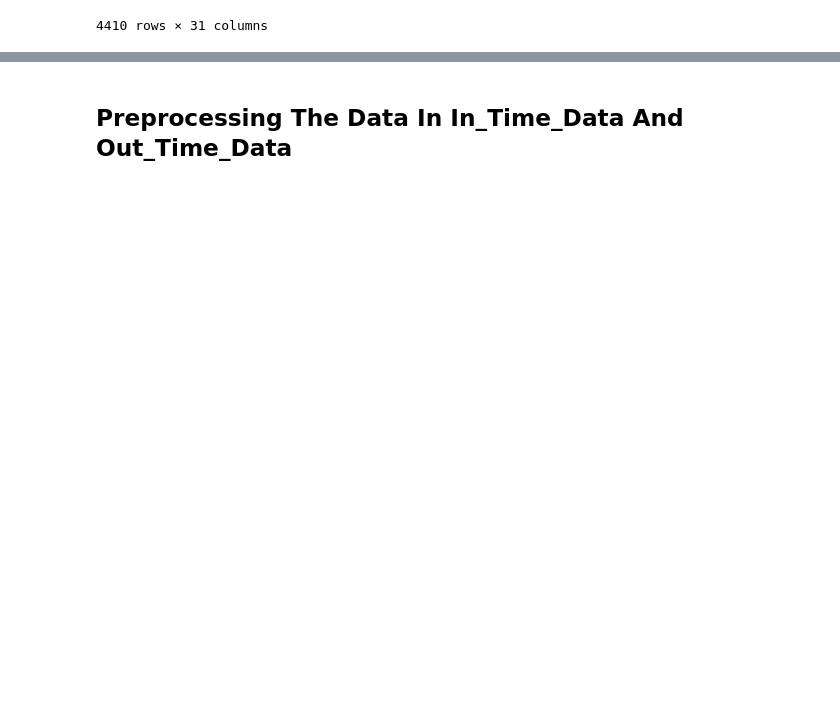
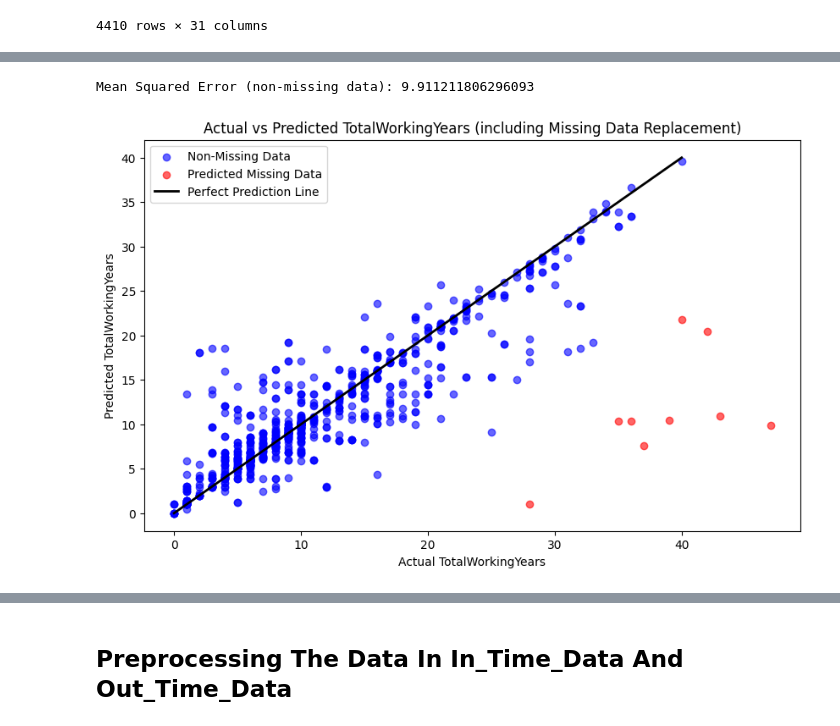
Before and after one commit to Ostive/AI-Project, a Jupyter notebook: Ai_project_Ostive.ipynb, the cells around one changed output, grey strips where cells are left out. Saved outputs shown, nothing was run; the diff lists cells and outputs as text; code cells hidden in the pictures; blank space fills up the shorter version.

```diff
--- a/Ai_project_Ostive.ipynb
+++ b/Ai_project_Ostive.ipynb
@@ -616,6 +643,3 @@ general_data_encoded
 | 4408 | 42 | 0.0 | 1.0 | 18 | 2 | 4409 | 1 | 23980 | ... |
 | 4409 | 40 | 0.0 | 1.0 | 28 | 3 | 4410 | 2 | 54680 | ... |
 4410 rows × 31 columns
-# %%
-lin_reg = LinearRegression()
-lin_reg.fit(general_data_encoded, housing_labels) #housing_prepared (x), housing_lebels (y)
@@ -621,0 +682,67 @@ lin_reg.fit(general_data_encoded, housing_labels) #housing_prepared (x), housing
+# %%
+import pandas as pd
+from sklearn.ensemble import RandomForestRegressor
+from sklearn.model_selection import train_test_split
+from sklearn.metrics import mean_squared_error
+import matplotlib.pyplot as plt
+
+# Assuming 'general_data_encoded' is the dataframe and 'TotalWorkingYears' is the target variable
+
+# Check if there are any missing values in 'TotalWorkingYears'
+missing_data = general_data_encoded[general_data_encoded['TotalWorkingYears'].isnull()]
+non_missing_data = general_data_encoded[general_data_encoded['TotalWorkingYears'].notnull()]
+
+# If there are no missing values, print a message and skip prediction
+if missing_data.empty:
+    print("No missing values found in 'TotalWorkingYears'. No imputation needed.")
+else:
+    # Select features for regression (X) and target variable (y)
+    X_non_missing = non_missing_data[['Age', 'YearsAtCompany', 'YearsWithCurrManager']]  # Features
+    y_non_missing = non_missing_data['TotalWorkingYears']  # Target variable
+
+    # Split the non-missing data into training and testing sets
+    X_train, X_test, y_train, y_test = train_test_split(X_non_missing, y_non_missing, test_size=0.2, random_state=42)
+
+    # Initialize and train the Random Forest model
+    rf_regressor = RandomForestRegressor(n_estimators=100, random_state=42)
+    rf_regressor.fit(X_train, y_train)
+
+    # Make predictions for the test set (non-missing data)
+    y_pred_non_missing = rf_regressor.predict(X_test)
+
+    # Calculate the performance (e.g., mean squared error) on non-missing data
+    mse = mean_squared_error(y_test, y_pred_non_missing)
+    print(f'Mean Squared Error (non-missing data): {mse}')
+
+    # Make predictions for the missing data (rows with NaN in 'TotalWorkingYears')
+    X_missing = missing_data[['Age', 'YearsAtCompany', 'YearsWithCurrManager']]
+
+    if not X_missing.empty:
+        y_pred_missing = rf_regressor.predict(X_missing)
+
+        # Replace the missing values in 'TotalWorkingYears' with the predicted values
+        general_data_encoded.loc[general_data_encoded['TotalWorkingYears'].isnull(), 'TotalWorkingYears'] = y_pred_missing
+
+        # Now plot the actual vs predicted values for the test set only (after replacement)
+        plt.figure(figsize=(10,6))
+
+        # Plot for the test set: Actual vs Predicted
+        plt.scatter(y_test, y_pred_non_missing, color='blue', alpha=0.6, label='Non-Missing Data')
+
+        # Plot for the missing values: Predicted Missing Data
+        plt.scatter(missing_data['Age'], y_pred_missing, color='red', alpha=0.6, label='Predicted Missing Data')
+
+        plt.plot([general_data_encoded['TotalWorkingYears'].min(), general_data_encoded['TotalWorkingYears'].max()],
+                 [general_data_encoded['TotalWorkingYears'].min(), general_data_encoded['TotalWorkingYears'].max()],
+                 color='black', lw=2, label="Perfect Prediction Line")
+
+        plt.title('Actual vs Predicted TotalWorkingYears (including Missing Data Replacement)')
+        plt.xlabel('Actual TotalWorkingYears')
+        plt.ylabel('Predicted TotalWorkingYears')
+        plt.legend()
+        plt.show()
+    else:
+        print("No missing values to predict.")
+# %% [output]
+Mean Squared Error (non-missing data): 9.911211806296093
+[figure, added]
```
Also changed, not shown: parts of 45 cells of this notebook.
